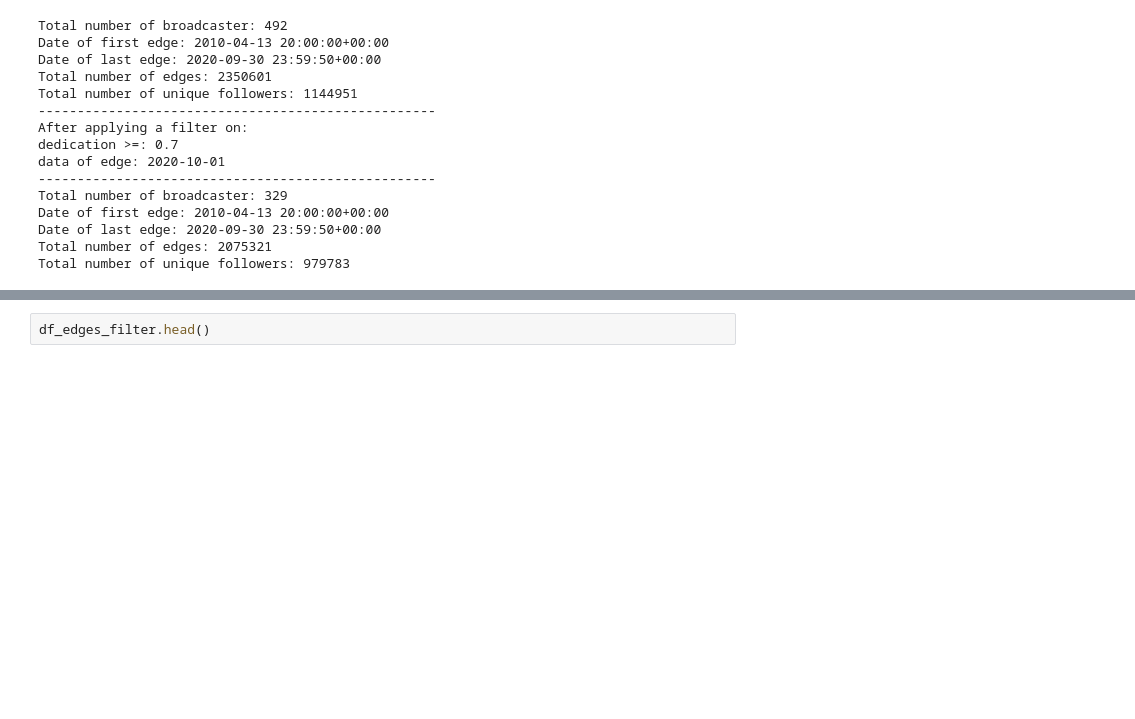
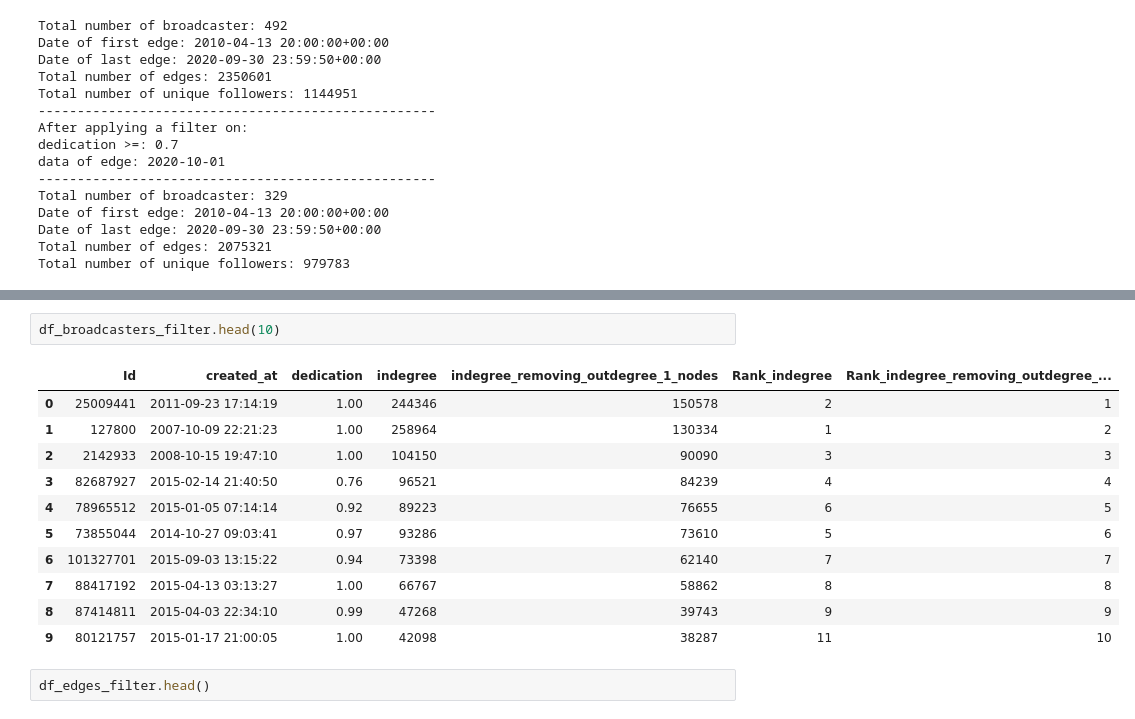
Before and after one commit to Bombenchris/Quality-based-model---Social-Network-Formation, a Jupyter notebook: plot_data_update.ipynb, the cells around one changed output, grey strips where cells are left out. Saved outputs shown, nothing was run; the diff lists cells and outputs as text; blank space fills up the shorter version.

```diff
--- a/plot_data_update.ipynb
+++ b/plot_data_update.ipynb
@@ -554,3 +565,17 @@ df_broadcasters_filter.sort_values(by='indegree',ascending=False).head(3)
+# %%
+df_broadcasters_filter.head(10)
+# %% [output]
+|  | Id | created_at | dedication | indegree | indegree_removing_outdegree_1_nodes | Rank_indegree | Rank_indegree_removing_outdegree_... |
+| 0 | 25009441 | 2011-09-23 17:14:19 | 1.00 | 244346 | 150578 | 2 | 1 |
+| 1 | 127800 | 2007-10-09 22:21:23 | 1.00 | 258964 | 130334 | 1 | 2 |
+| 2 | 2142933 | 2008-10-15 19:47:10 | 1.00 | 104150 | 90090 | 3 | 3 |
+| 3 | 82687927 | 2015-02-14 21:40:50 | 0.76 | 96521 | 84239 | 4 | 4 |
+| 4 | 78965512 | 2015-01-05 07:14:14 | 0.92 | 89223 | 76655 | 6 | 5 |
+| 5 | 73855044 | 2014-10-27 09:03:41 | 0.97 | 93286 | 73610 | 5 | 6 |
+| 6 | 101327701 | 2015-09-03 13:15:22 | 0.94 | 73398 | 62140 | 7 | 7 |
+| 7 | 88417192 | 2015-04-13 03:13:27 | 1.00 | 66767 | 58862 | 8 | 8 |
+| 8 | 87414811 | 2015-04-03 22:34:10 | 0.99 | 47268 | 39743 | 9 | 9 |
+| 9 | 80121757 | 2015-01-17 21:00:05 | 1.00 | 42098 | 38287 | 11 | 10 |
 # %%
 df_edges_filter.head()
 # %% [output]
```
Also changed, not shown: parts of 6 cells of this notebook.
